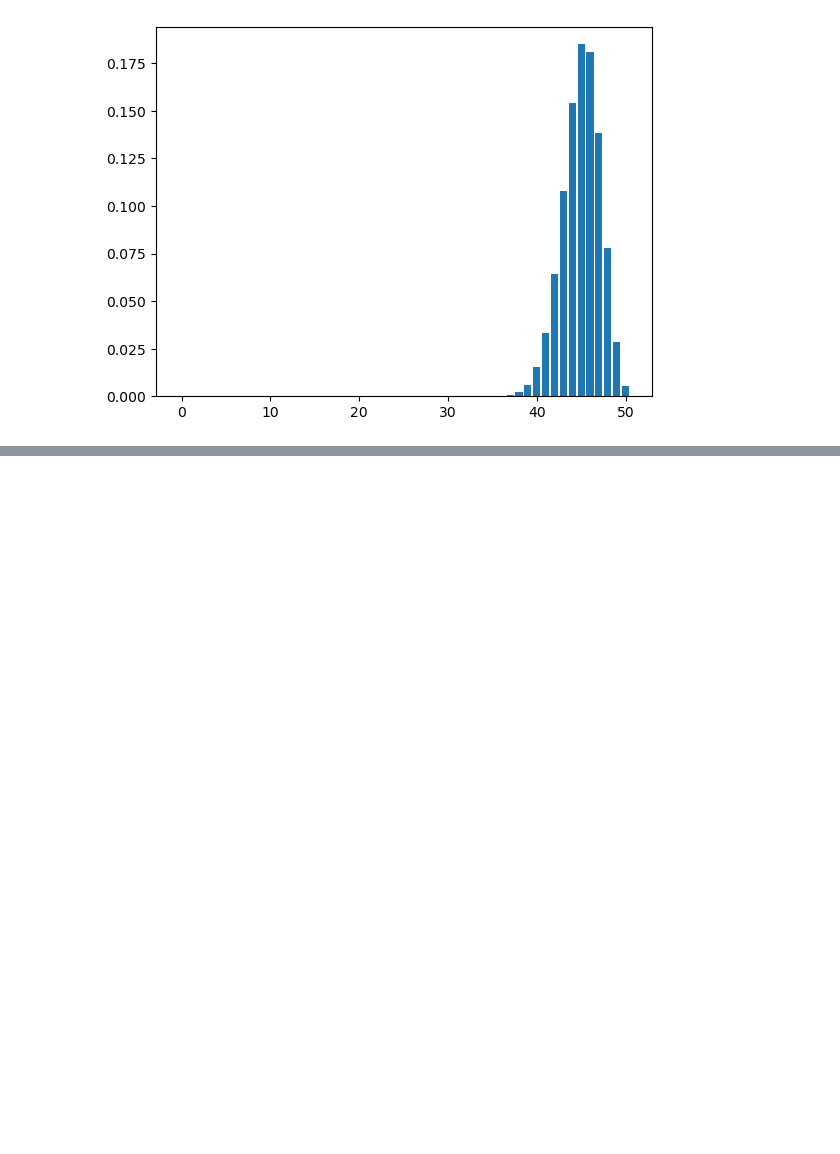
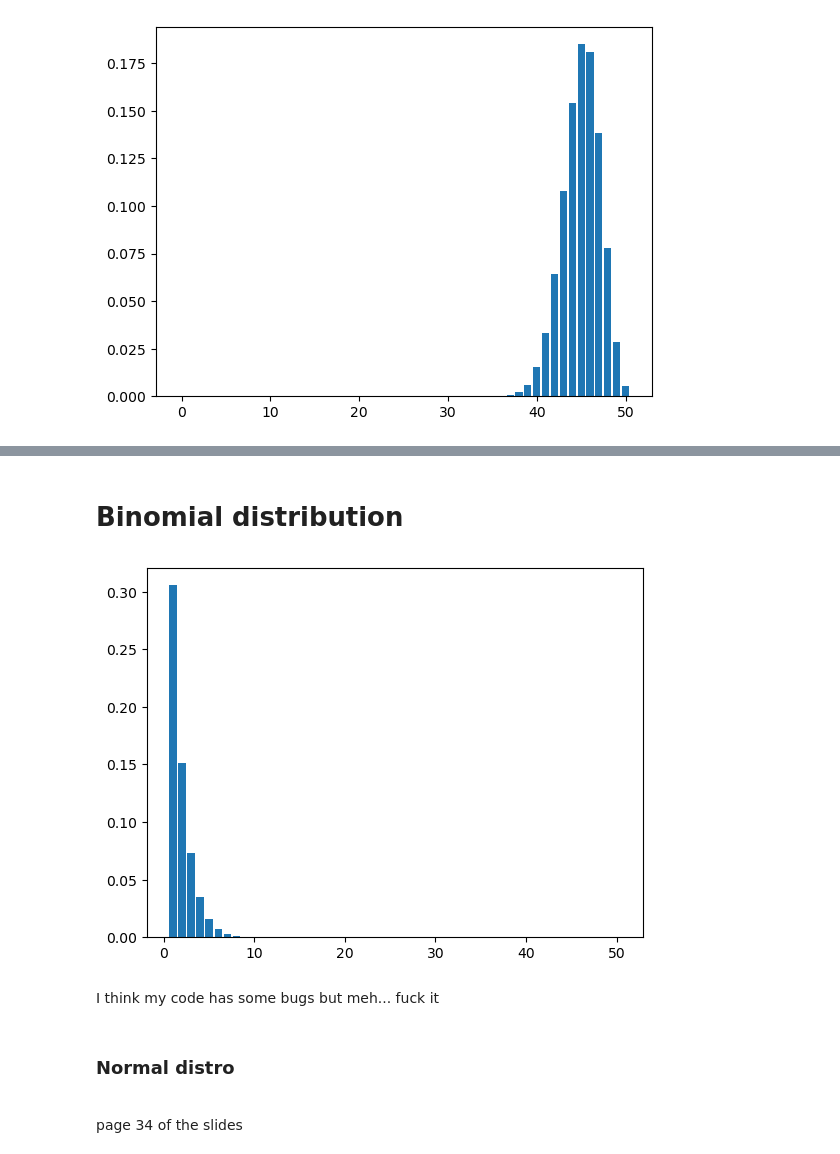
Before and after one commit to DrDoof14/Computer-AidedSimulationsLab, a Jupyter notebook: 06/lab06.ipynb, the cells around one changed output, grey strips where cells are left out. Saved outputs shown, nothing was run; the diff lists cells and outputs as text; code cells hidden in the pictures; blank space fills up the shorter version.

```diff
--- a/06/lab06.ipynb
+++ b/06/lab06.ipynb
@@ -17,0 +22,23 @@ plt.show()
+# %%
+
+n = 50
+p = 0.9
+
+def factorial(n):
+    x = 1
+    for i in range(1, n+1):
+        x *= i
+    return x
+
+def combination(n, k):
+    return factorial(n)/(factorial(k)*factorial(n-k))
+
+def binompmf(k,n,p):
+    return combination(n,k)*(p**k)*((1-p)**(n-k))
+
+r = list(range(n + 1))
+dist = [binompmf(k, n, p) for k in r]
+import matplotlib.pyplot as plt
+
+plt.bar(r, dist)
+plt.show()
@@ -17,0 +49,24 @@ plt.show()
+# %% [markdown]
+<h1>Binomial distribution</h1>
+# %%
+import math
+
+n = 50
+p = 0.01
+l= list(range(1,n + 1))
+def logbinom(k,n,p):
+         temp=(math.log(factorial(n))-(math.log(factorial(n-k)+math.log(k))))+ (k*math.log(p))+((n-k)*math.log(1-p));return math.exp(temp);
+
+
+dist = [logbinom(k, n, p) for k in l]
+import matplotlib.pyplot as plt
+
+plt.bar(l, dist)
+plt.show()
+# %% [output]
+[figure, added]
+# %% [markdown]
+I think my code has some bugs but meh... fuck it
+# %% [markdown]
+<h3>Normal distro</h3> <br>
+page 34 of the slides
```
Also changed, not shown: parts of 4 cells of this notebook.
